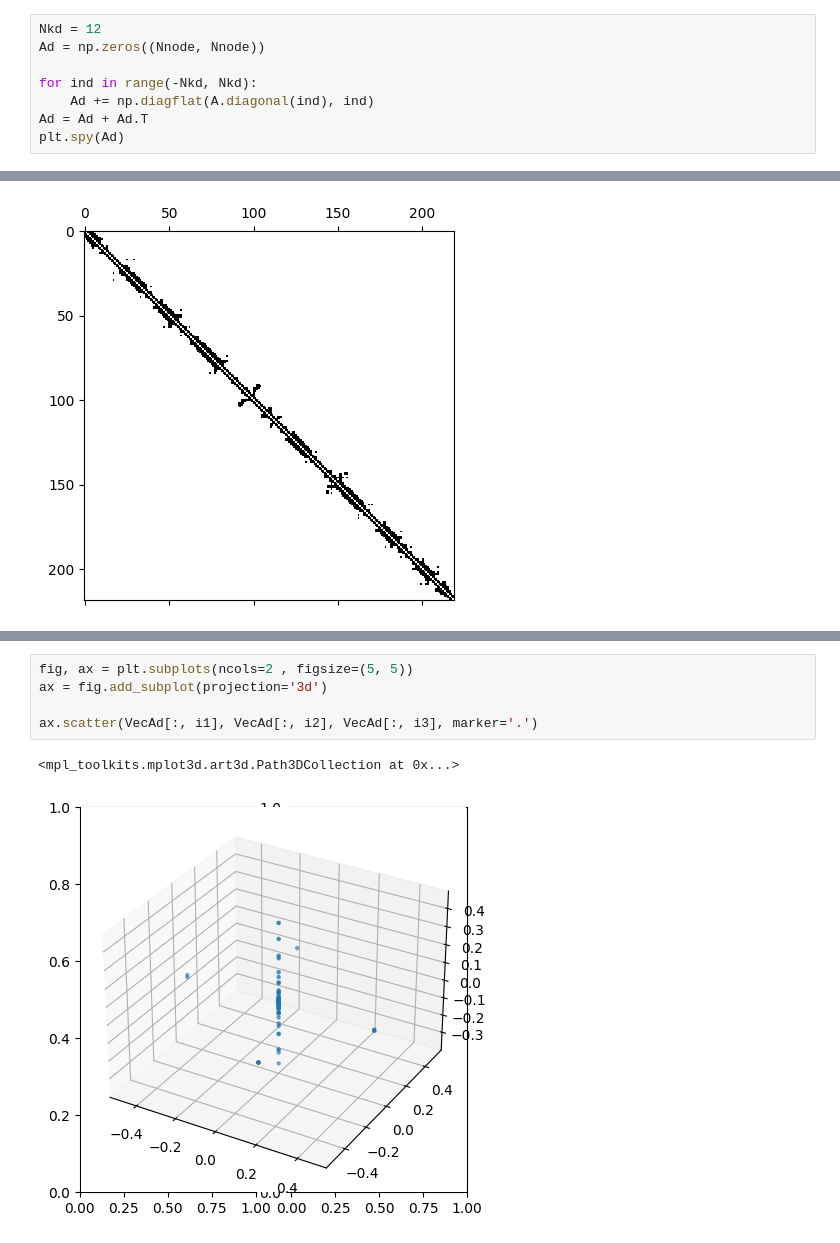
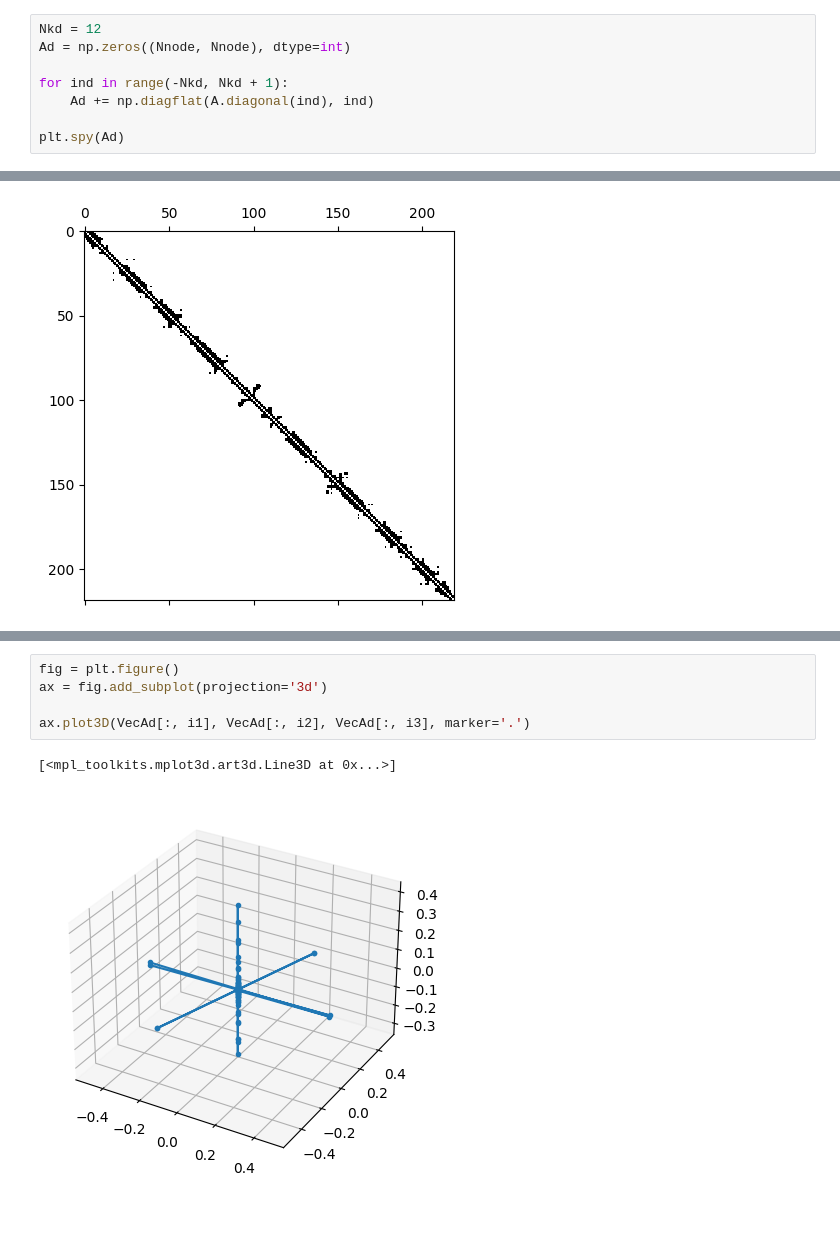
Before and after one commit to ludovicaisa/Physics_Unibo, a Jupyter notebook: src/Complex_Networks/leggi_pdb.ipynb, the cells around one changed output, grey strips where cells are left out. Cells and saved outputs as stored; diff of their text form; blank space fills up the shorter version.

```diff
--- a/src/Complex_Networks/leggi_pdb.ipynb
+++ b/src/Complex_Networks/leggi_pdb.ipynb
@@ -40,11 +40,11 @@ plt.plot(np.log(Kdiag[1:20]), '.')
 [figure]
 # %%
 Nkd = 12
-Ad = np.zeros((Nnode, Nnode))
+Ad = np.zeros((Nnode, Nnode), dtype=int)
 
-for ind in range(-Nkd, Nkd):
+for ind in range(-Nkd, Nkd + 1):
     Ad += np.diagflat(A.diagonal(ind), ind)
-Ad = Ad + Ad.T
+
 plt.spy(Ad)
 # %% [output]
 <matplotlib.image.AxesImage at 0x...>
@@ -66,8 +66,8 @@ sns.scatterplot(VecAd[:, [i1, i2, i3]])
 # %%
-fig, ax = plt.subplots(ncols=2 , figsize=(5, 5))
+fig = plt.figure()
 ax = fig.add_subplot(projection='3d')
 
-ax.scatter(VecAd[:, i1], VecAd[:, i2], VecAd[:, i3], marker='.')
+ax.plot3D(VecAd[:, i1], VecAd[:, i2], VecAd[:, i3], marker='.')
 # %% [output]
-<mpl_toolkits.mplot3d.art3d.Path3DCollection at 0x...>
+[<mpl_toolkits.mplot3d.art3d.Line3D at 0x...>]
-[figure, old version]
+[figure, new version]
```
Also changed, not shown: parts of 4 cells of this notebook, 5 other files.
